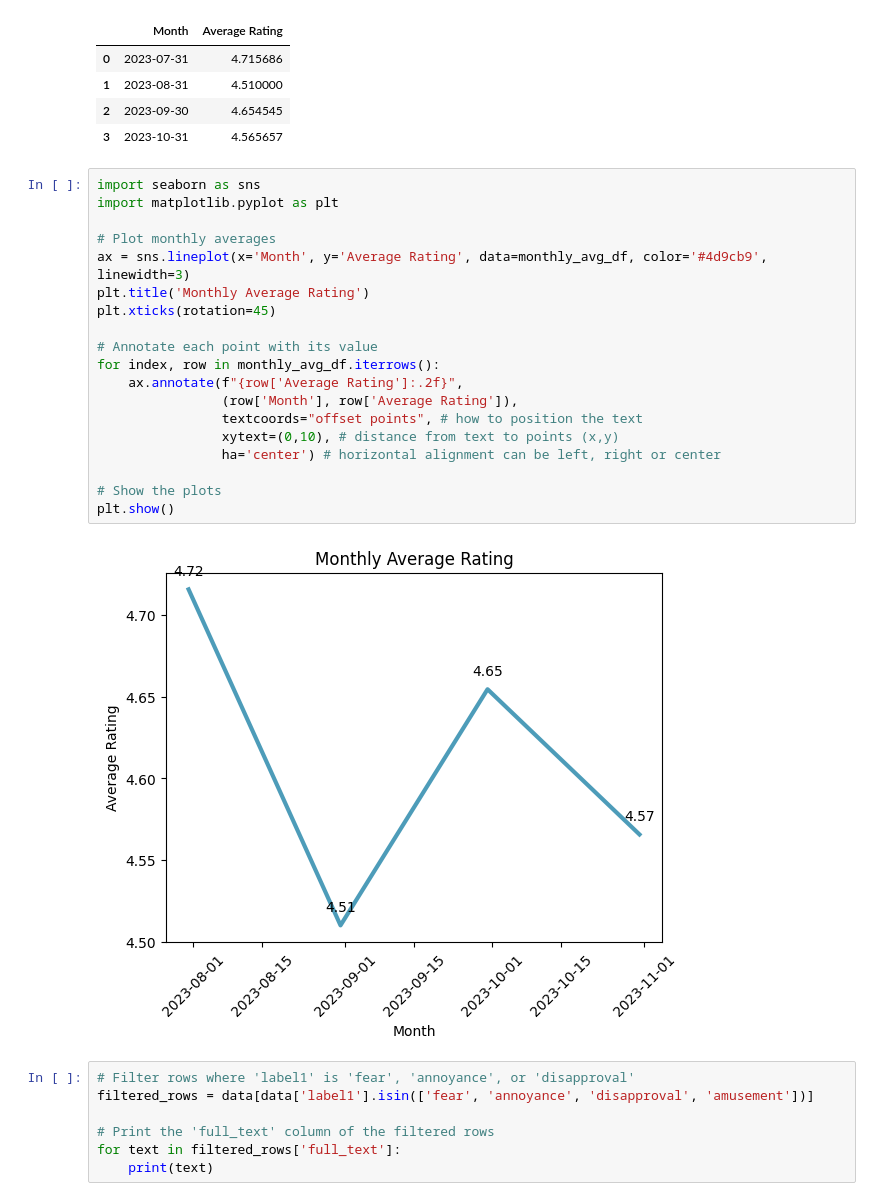
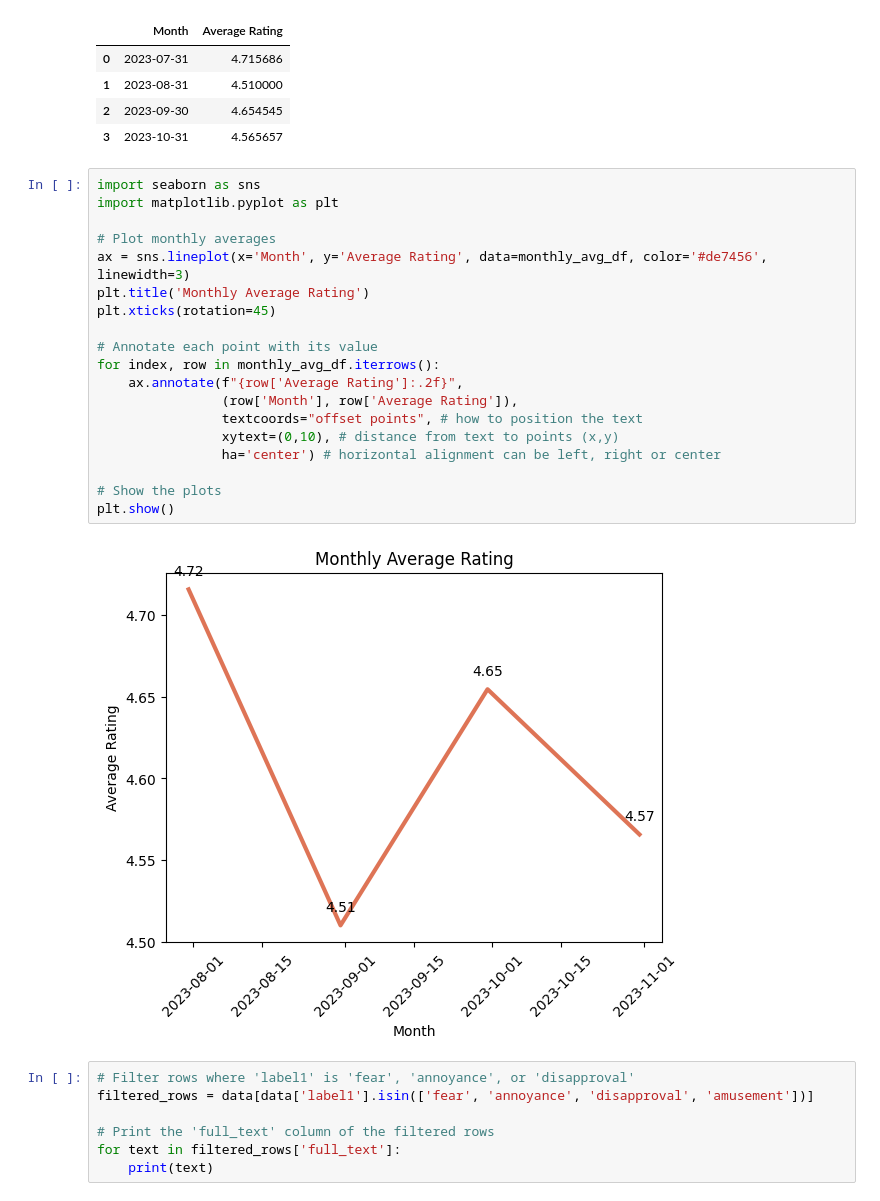
Before and after one commit to janduplessis883/friends-and-family-test-analysis, a Jupyter notebook: notebooks/Exploration - Data Extraction.ipynb, the cells around one changed output. Drawn from its saved outputs; the diff is of its cells as text.

```diff
--- a/notebooks/Exploration - Data Extraction.ipynb
+++ b/notebooks/Exploration - Data Extraction.ipynb
@@ -259,24 +293,24 @@ monthly_avg_df
 # %%
 import seaborn as sns
 import matplotlib.pyplot as plt
 
 # Plot monthly averages
-ax = sns.lineplot(x='Month', y='Average Rating', data=monthly_avg_df, color='#4d9cb9', linewidth=3)
+ax = sns.lineplot(x='Month', y='Average Rating', data=monthly_avg_df, color='#de7456', linewidth=3)
 plt.title('Monthly Average Rating')
 plt.xticks(rotation=45)
 
 # Annotate each point with its value
 for index, row in monthly_avg_df.iterrows():
     ax.annotate(f"{row['Average Rating']:.2f}",
                 (row['Month'], row['Average Rating']),
                 textcoords="offset points", # how to position the text
                 xytext=(0,10), # distance from text to points (x,y)
                 ha='center') # horizontal alignment can be left, right or center
 
 # Show the plots
 plt.show()
 # %% [output]
-[figure, old version]
+[figure, new version]
 # %%
 # Filter rows where 'label1' is 'fear', 'annoyance', or 'disapproval'
 filtered_rows = data[data['label1'].isin(['fear', 'annoyance', 'disapproval', 'amusement'])]
```
Also changed, not shown: parts of 13 cells of this notebook, 13 other files.
